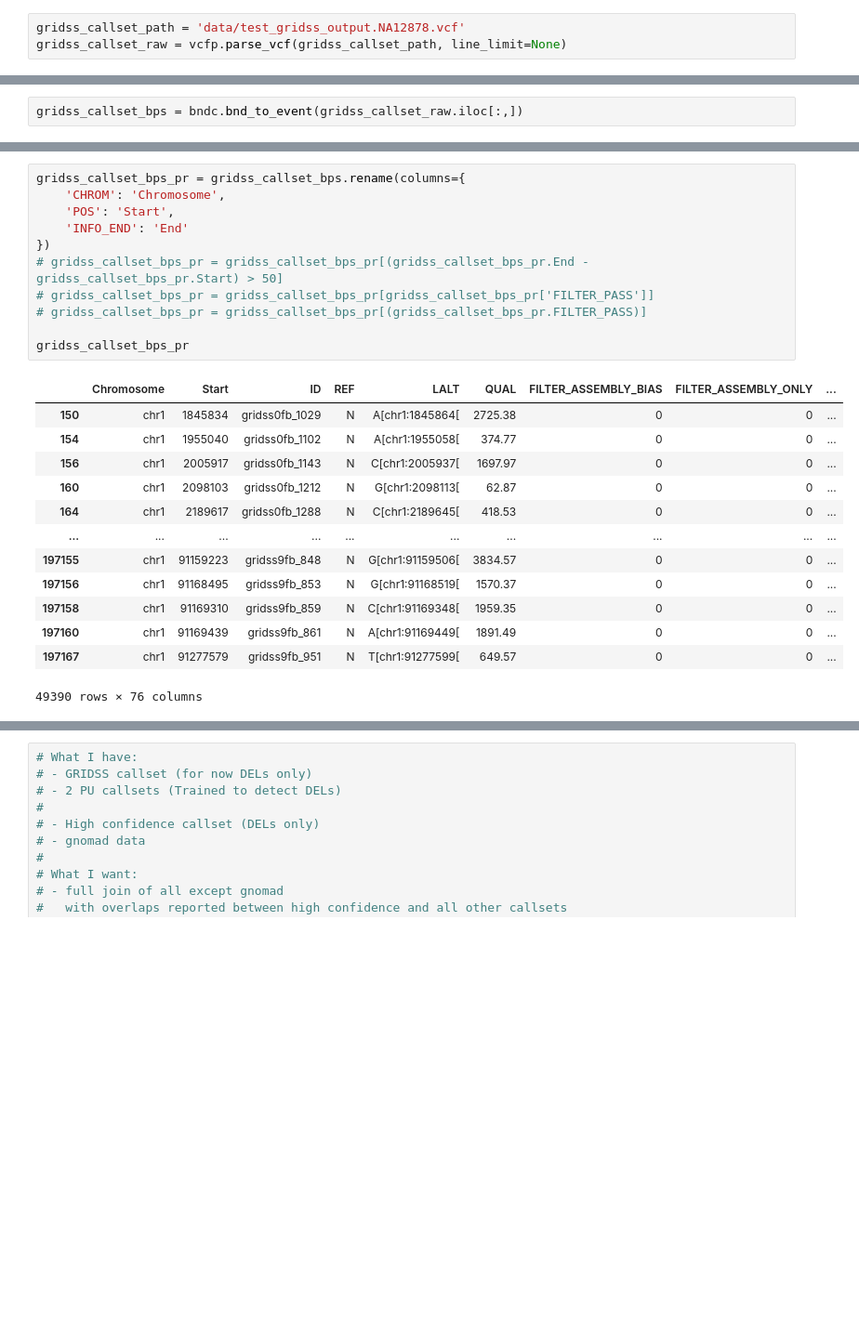
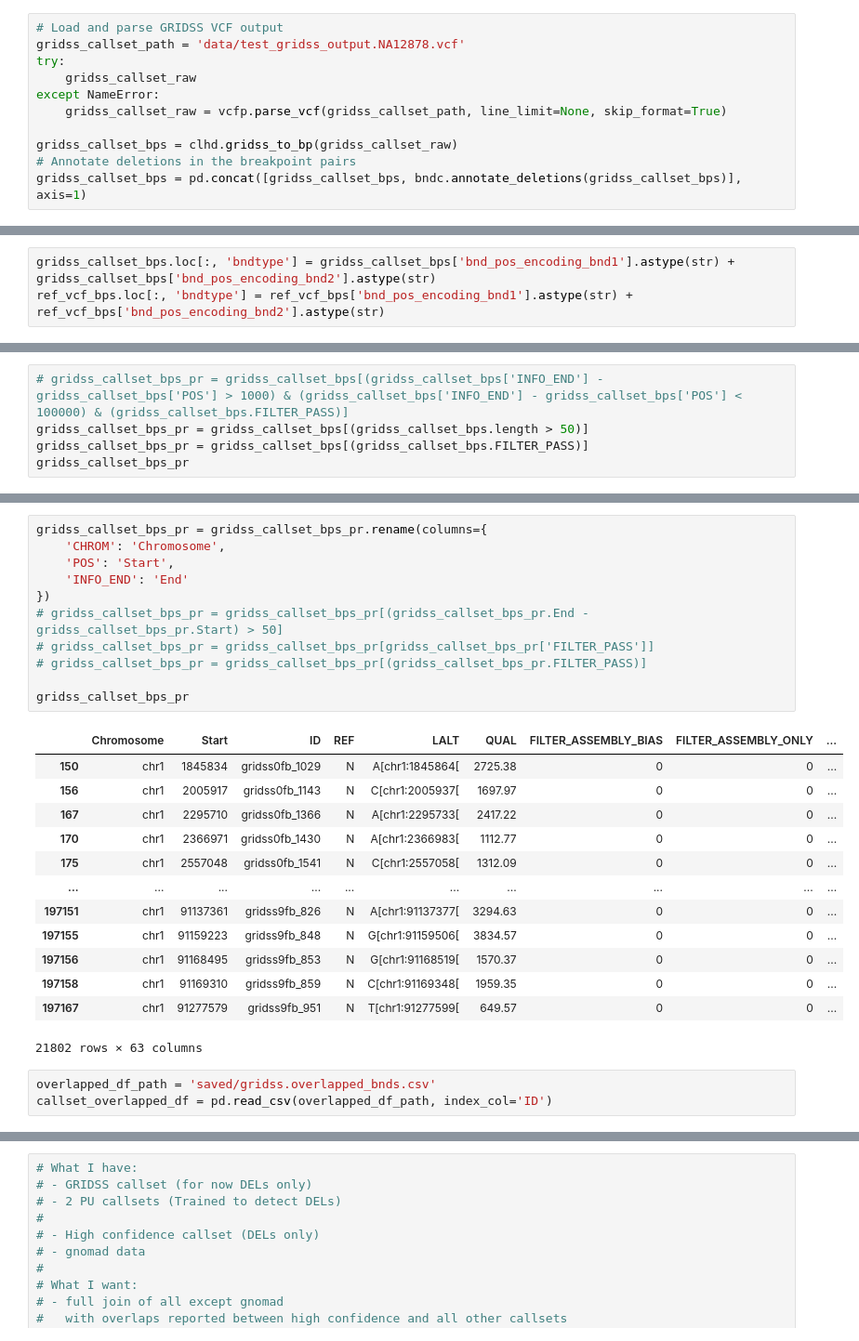
Before and after one commit to Vsshikov/SVEnsemble2, a Jupyter notebook: model/benchmark.ipynb, the cells around one changed output, grey strips where cells are left out. Shown at 93% size. Drawn from its saved outputs; the diff is of its cells as text; blank space fills up the shorter version.

```diff
--- a/model/benchmark.ipynb
+++ b/model/benchmark.ipynb
@@ -68,4 +66,12 @@ ref_df_pr
 # %%
+# Load and parse GRIDSS VCF output
 gridss_callset_path = 'data/test_gridss_output.NA12878.vcf'
-gridss_callset_raw = vcfp.parse_vcf(gridss_callset_path, line_limit=None)
+try:
+    gridss_callset_raw
+except NameError:
+    gridss_callset_raw = vcfp.parse_vcf(gridss_callset_path, line_limit=None, skip_format=True)
+
+gridss_callset_bps = clhd.gridss_to_bp(gridss_callset_raw)
+# Annotate deletions in the breakpoint pairs
+gridss_callset_bps = pd.concat([gridss_callset_bps, bndc.annotate_deletions(gridss_callset_bps)], axis=1)
 # %% [output]
@@ -84,2 +94,0 @@ Finished processing. Processed 1007409 entries out of 1007410. Elapsed time: 52.
-# %%
-gridss_callset_bps = bndc.bnd_to_event(gridss_callset_raw.iloc[:,])
@@ -85,0 +143,3 @@ gridss_callset_bps = bndc.bnd_to_event(gridss_callset_raw.iloc[:,])
+# %%
+gridss_callset_bps.loc[:, 'bndtype'] = gridss_callset_bps['bnd_pos_encoding_bnd1'].astype(str) + gridss_callset_bps['bnd_pos_encoding_bnd2'].astype(str)
+ref_vcf_bps.loc[:, 'bndtype'] = ref_vcf_bps['bnd_pos_encoding_bnd1'].astype(str) + ref_vcf_bps['bnd_pos_encoding_bnd2'].astype(str)
@@ -85,0 +253,5 @@ gridss_callset_bps = bndc.bnd_to_event(gridss_callset_raw.iloc[:,])
+# %%
+# gridss_callset_bps_pr = gridss_callset_bps[(gridss_callset_bps['INFO_END'] - gridss_callset_bps['POS'] > 1000) & (gridss_callset_bps['INFO_END'] - gridss_callset_bps['POS'] < 100000) & (gridss_callset_bps.FILTER_PASS)]
+gridss_callset_bps_pr = gridss_callset_bps[(gridss_callset_bps.length > 50)]
+gridss_callset_bps_pr = gridss_callset_bps[(gridss_callset_bps.FILTER_PASS)]
+gridss_callset_bps_pr
@@ -86,25 +272,28 @@ gridss_callset_bps = bndc.bnd_to_event(gridss_callset_raw.iloc[:,])
 # %%
-gridss_callset_bps_pr = gridss_callset_bps.rename(columns={
+gridss_callset_bps_pr = gridss_callset_bps_pr.rename(columns={
     'CHROM': 'Chromosome',
     'POS': 'Start',
     'INFO_END': 'End'
 })
 # gridss_callset_bps_pr = gridss_callset_bps_pr[(gridss_callset_bps_pr.End - gridss_callset_bps_pr.Start) > 50]
 # gridss_callset_bps_pr = gridss_callset_bps_pr[gridss_callset_bps_pr['FILTER_PASS']]
 # gridss_callset_bps_pr = gridss_callset_bps_pr[(gridss_callset_bps_pr.FILTER_PASS)]
 
 gridss_callset_bps_pr
 # %% [output]
 |  | Chromosome | Start | ID | REF | LALT | QUAL | FILTER_ASSEMBLY_BIAS | FILTER_ASSEMBLY_ONLY | ... |
 | 150 | chr1 | 1845834 | gridss0fb_1029 | N | A[chr1:1845864[ | 2725.38 | 0 | 0 | ... |
-| 154 | chr1 | 1955040 | gridss0fb_1102 | N | A[chr1:1955058[ | 374.77 | 0 | 0 | ... |
 | 156 | chr1 | 2005917 | gridss0fb_1143 | N | C[chr1:2005937[ | 1697.97 | 0 | 0 | ... |
-| 160 | chr1 | 2098103 | gridss0fb_1212 | N | G[chr1:2098113[ | 62.87 | 0 | 0 | ... |
-| 164 | chr1 | 2189617 | gridss0fb_1288 | N | C[chr1:2189645[ | 418.53 | 0 | 0 | ... |
+| 167 | chr1 | 2295710 | gridss0fb_1366 | N | A[chr1:2295733[ | 2417.22 | 0 | 0 | ... |
+| 170 | chr1 | 2366971 | gridss0fb_1430 | N | A[chr1:2366983[ | 1112.77 | 0 | 0 | ... |
+| 175 | chr1 | 2557048 | gridss0fb_1541 | N | C[chr1:2557058[ | 1312.09 | 0 | 0 | ... |
 | ... | ... | ... | ... | ... | ... | ... | ... | ... | ... |
+| 197151 | chr1 | 91137361 | gridss9fb_826 | N | A[chr1:91137377[ | 3294.63 | 0 | 0 | ... |
 | 197155 | chr1 | 91159223 | gridss9fb_848 | N | G[chr1:91159506[ | 3834.57 | 0 | 0 | ... |
 | 197156 | chr1 | 91168495 | gridss9fb_853 | N | G[chr1:91168519[ | 1570.37 | 0 | 0 | ... |
 | 197158 | chr1 | 91169310 | gridss9fb_859 | N | C[chr1:91169348[ | 1959.35 | 0 | 0 | ... |
-| 197160 | chr1 | 91169439 | gridss9fb_861 | N | A[chr1:91169449[ | 1891.49 | 0 | 0 | ... |
 | 197167 | chr1 | 91277579 | gridss9fb_951 | N | T[chr1:91277599[ | 649.57 | 0 | 0 | ... |
-49390 rows × 76 columns
+21802 rows × 63 columns
+# %%
+overlapped_df_path = 'saved/gridss.overlapped_bnds.csv'
+callset_overlapped_df = pd.read_csv(overlapped_df_path, index_col='ID')
```
Also changed, not shown: parts of 45 cells of this notebook, 20 other files.
